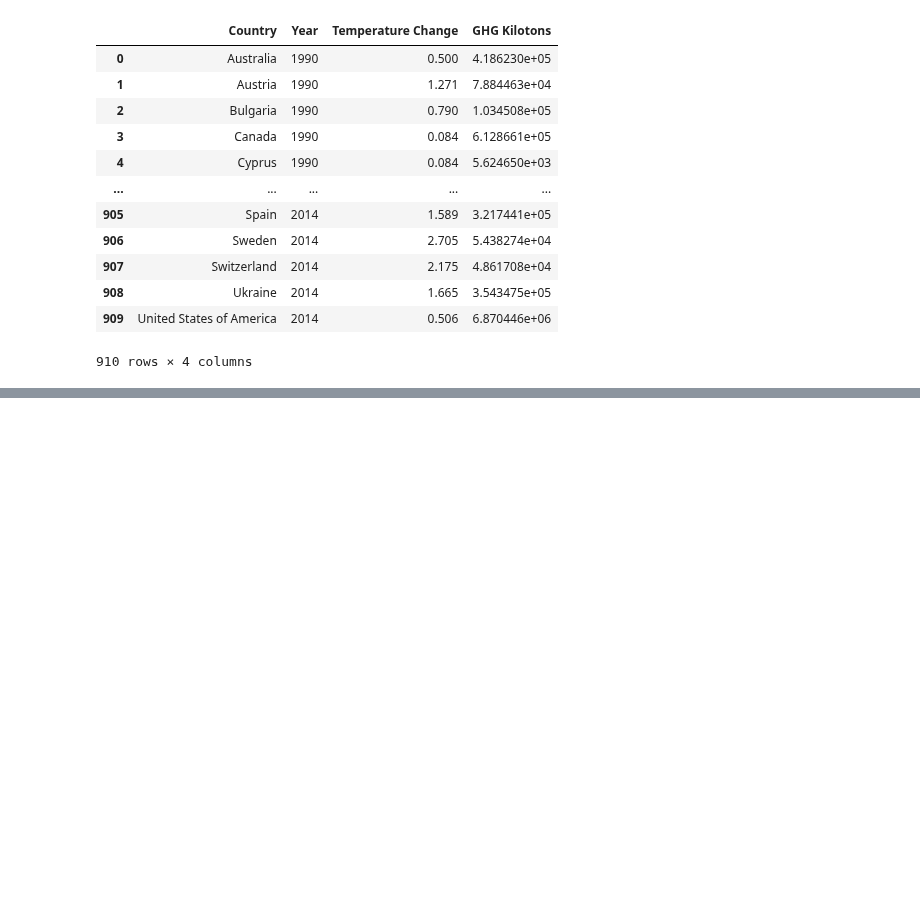
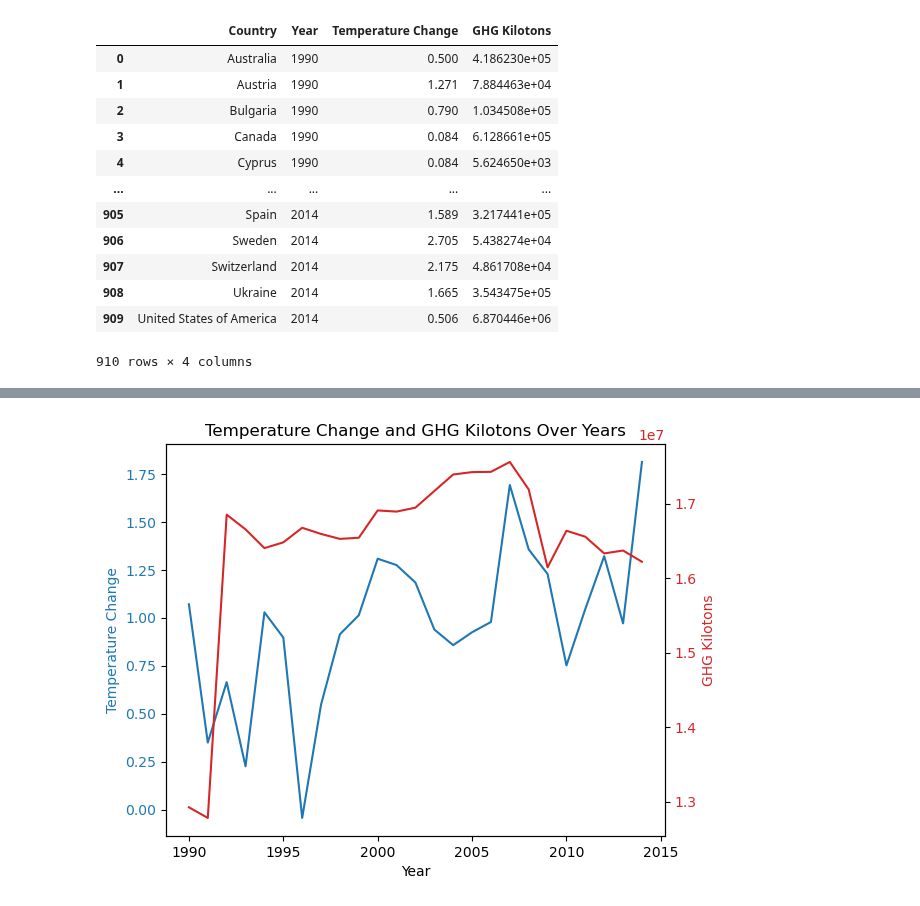
Before and after one commit to LaserLon/EDA, a Jupyter notebook: Project/EDA.ipynb, the cells around one changed output, grey strips where cells are left out. Cells and saved outputs as stored; diff of their text form; code cells hidden in the pictures; blank space fills up the shorter version.

```diff
--- a/Project/EDA.ipynb
+++ b/Project/EDA.ipynb
@@ -425,0 +426,3 @@ df_data.plot( figsize=(25,6))
+# %%
+df_country_continents = pd.read_excel (r'./datasets/Contenent Country List.xlsx')
+df_country_continents
@@ -425,0 +443,4 @@ df_data.plot( figsize=(25,6))
+# %%
+
+df_data = df_data.merge(df_country_continents, on='Country', how='left')
+df_data.head()
@@ -425,0 +461,3 @@ df_data.plot( figsize=(25,6))
+# %%
+df_global = df_data.groupby('Year').agg({'Temperature Change': 'mean','GHG Kilotons': 'sum'}).reset_index()
+df_global
@@ -425,0 +482,4 @@ df_data.plot( figsize=(25,6))
+# %%
+# Calculate the cumulative temperature change
+df_global['Cumulative Temperature Change'] = df_global['Temperature Change'].cumsum()
+df_global
@@ -425,0 +504,24 @@ df_data.plot( figsize=(25,6))
+# %%
+
+import matplotlib.pyplot as plt
+
+fig, ax1 = plt.subplots()
+
+color = 'tab:blue'
+ax1.set_xlabel(df_global.columns[0])  # Year
+ax1.set_ylabel(df_global.columns[1], color=color)  # Temperature Change
+ax1.plot(df_global['Year'], df_global['Temperature Change'], color=color)
+ax1.tick_params(axis='y', labelcolor=color)
+
+ax2 = ax1.twinx()  # instantiate a second axes that shares the same x-axis
+
+color = 'tab:red'
+ax2.set_ylabel(df_global.columns[2], color=color)  # GHG Kilotons
+ax2.plot(df_global['Year'], df_global['GHG Kilotons'], color=color)
+ax2.tick_params(axis='y', labelcolor=color)
+
+fig.tight_layout()  # otherwise the right y-label is slightly clipped
+plt.title('Temperature Change and GHG Kilotons Over Years')
+plt.show()
+# %% [output]
+[figure, added]
```
Also changed, not shown: parts of 6 cells of this notebook, 1 other file.
